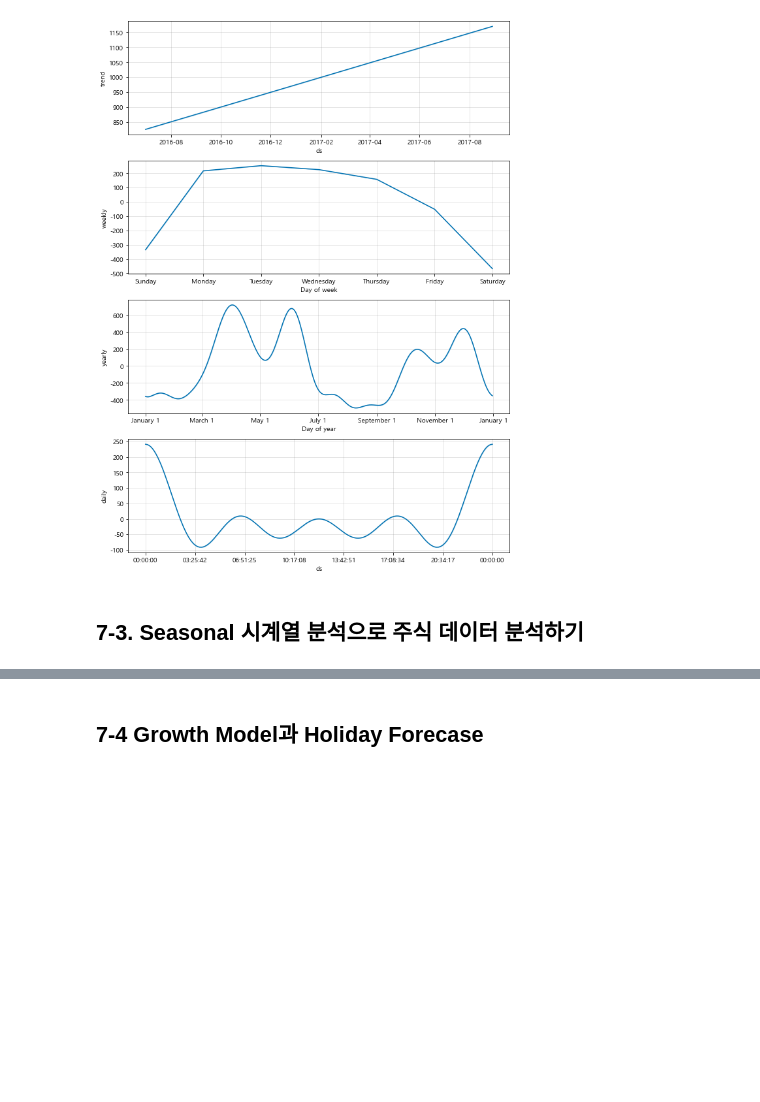
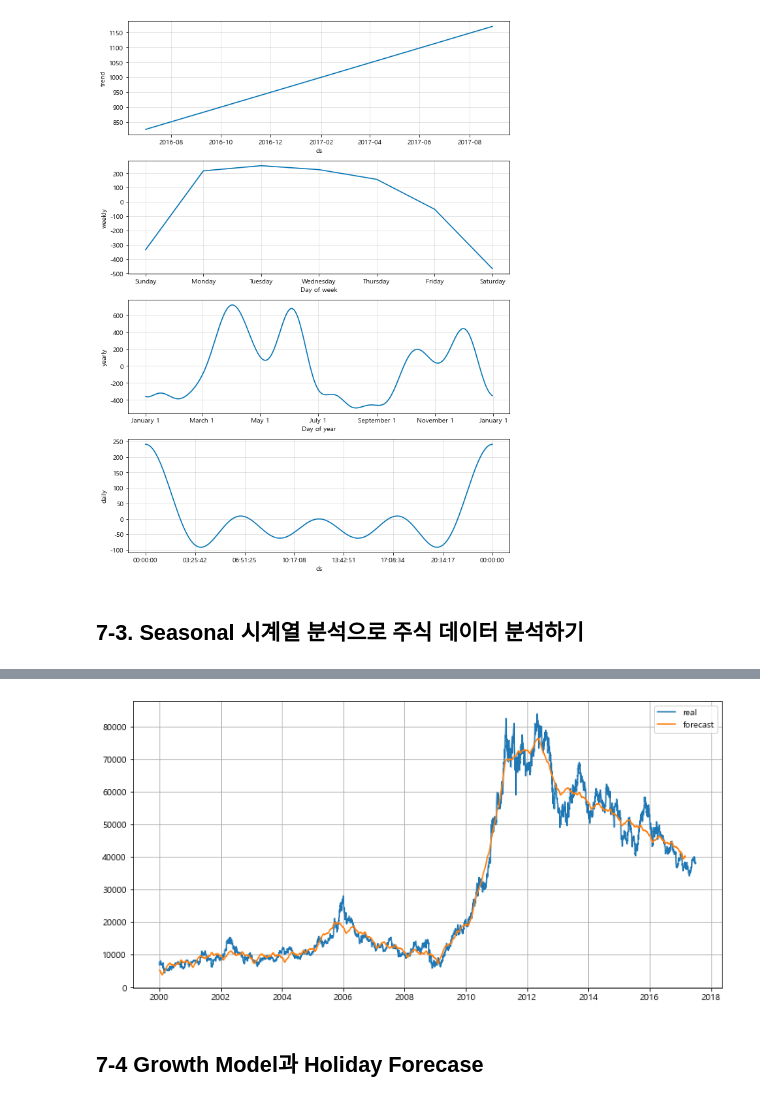
Before and after one commit to uzzulnumpy/herrine, a Jupyter notebook: 파이썬으로 데이터 주무르기/07_time_series_data/Untitled.ipynb, the cells around one changed output, grey strips where cells are left out. Saved outputs shown, nothing was run; the diff lists cells and outputs as text; code cells hidden in the pictures; blank space fills up the shorter version.

```diff
--- a/파이썬으로 데이터 주무르기/07_time_series_data/Untitled.ipynb
+++ b/파이썬으로 데이터 주무르기/07_time_series_data/Untitled.ipynb
@@ -152,3 +206,13 @@ ModuleNotFoundError: No module named 'fix_yahoo_finance'
+# %%
+# 참값과 예측값이 유사한지 비교하기
+plt.figure(figsize=(12,6))
+plt.plot(KIA.index, KIA['Close'], label='real')
+plt.plot(forecast['ds'], forecast['yhat'], label='forecast')
+plt.grid()
+plt.legend()
+plt.show()
+# %% [output]
+[figure, added]
 # %% [markdown]
 ## 7-4 Growth Model과 Holiday Forecase
 # %%
```
Also changed, not shown: parts of 17 cells of this notebook.
